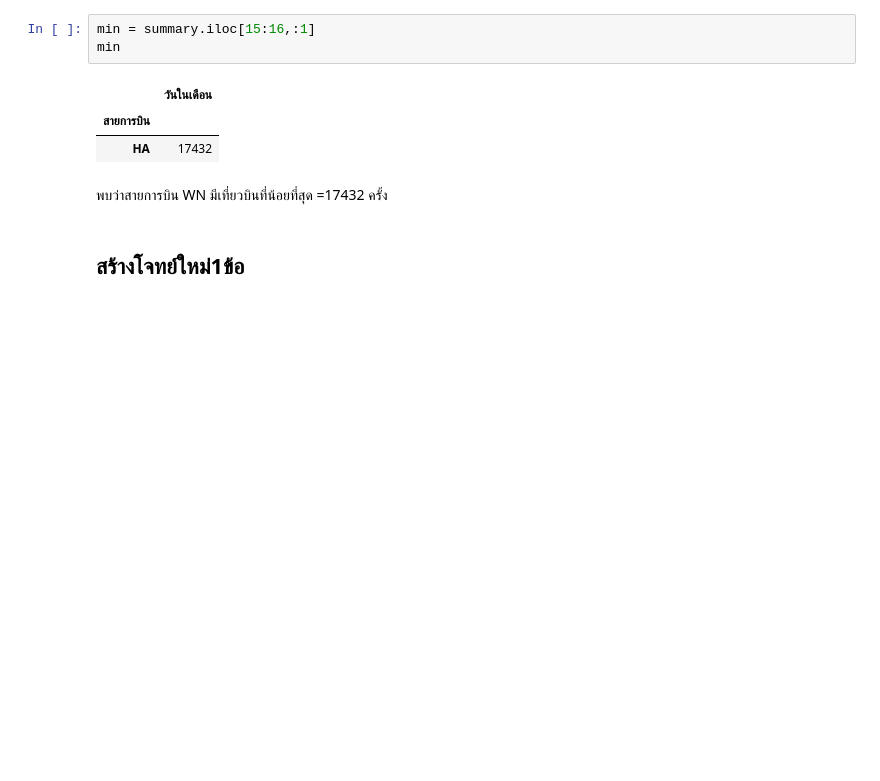
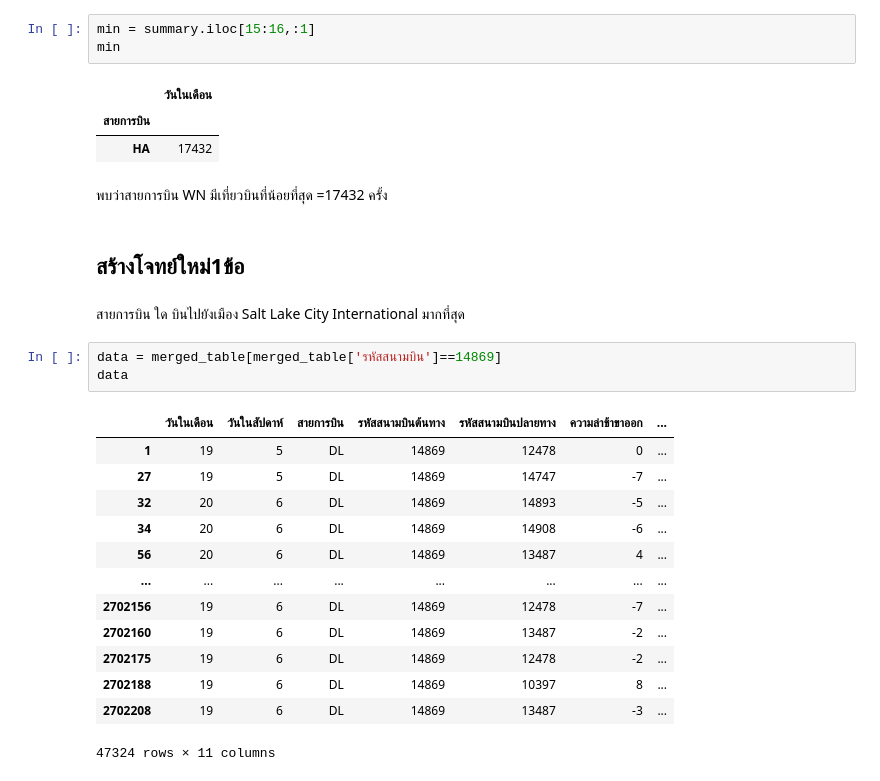
Before and after one commit to chayakonchanlun/DWDM21, a Jupyter notebook: MiniExam.ipynb, the cells around one changed output. Cells and saved outputs as stored; diff of their text form; blank space fills up the shorter version.

```diff
--- a/MiniExam.ipynb
+++ b/MiniExam.ipynb
@@ -307,3 +307,22 @@ min
 พบว่าสายการบิน WN มีเที่ยวบินที่น้อยที่สุด =17432 ครั้ง
 # %% [markdown]
 ## **สร้างโจทย์ใหม่1ข้อ**
+# %% [markdown]
+สายการบิน ใด บินไปยังเมือง Salt Lake City International มากที่สุด
+# %%
+data = merged_table[merged_table['รหัสสนามบิน']==14869]
+data
+# %% [output]
+|  | วันในเดือน | วันในสัปดาห์ | สายการบิน | รหัสสนามบินต้นทาง | รหัสสนามบินปลายทาง | ความล่าช้าขาออก | ... |
+| 1 | 19 | 5 | DL | 14869 | 12478 | 0 | ... |
+| 27 | 19 | 5 | DL | 14869 | 14747 | -7 | ... |
+| 32 | 20 | 6 | DL | 14869 | 14893 | -5 | ... |
+| 34 | 20 | 6 | DL | 14869 | 14908 | -6 | ... |
+| 56 | 20 | 6 | DL | 14869 | 13487 | 4 | ... |
+| ... | ... | ... | ... | ... | ... | ... | ... |
+| 2702156 | 19 | 6 | DL | 14869 | 12478 | -7 | ... |
+| 2702160 | 19 | 6 | DL | 14869 | 13487 | -2 | ... |
+| 2702175 | 19 | 6 | DL | 14869 | 12478 | -2 | ... |
+| 2702188 | 19 | 6 | DL | 14869 | 10397 | 8 | ... |
+| 2702208 | 19 | 6 | DL | 14869 | 13487 | -3 | ... |
+47324 rows × 11 columns
```
Also changed, not shown: parts of 2 cells of this notebook.
